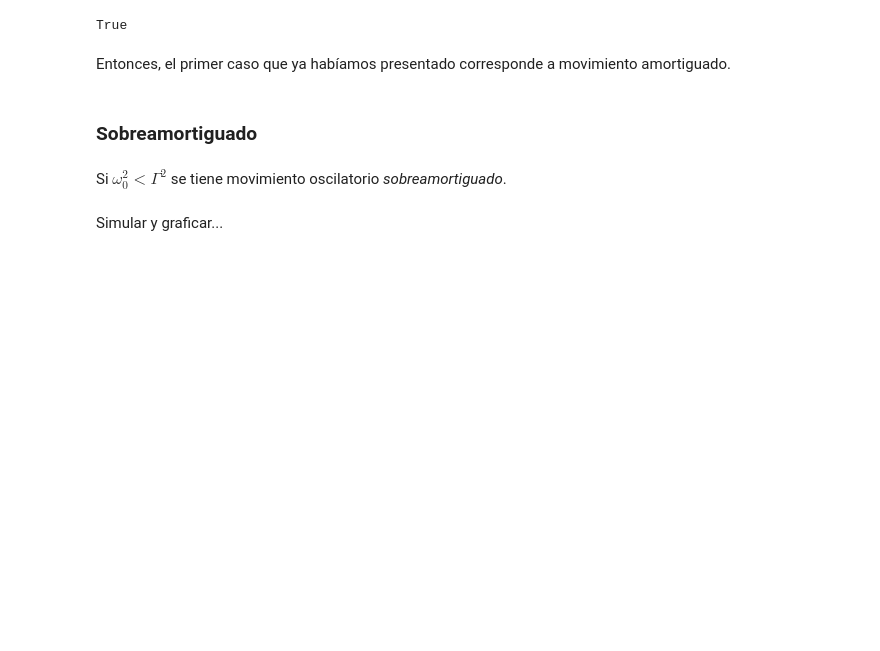
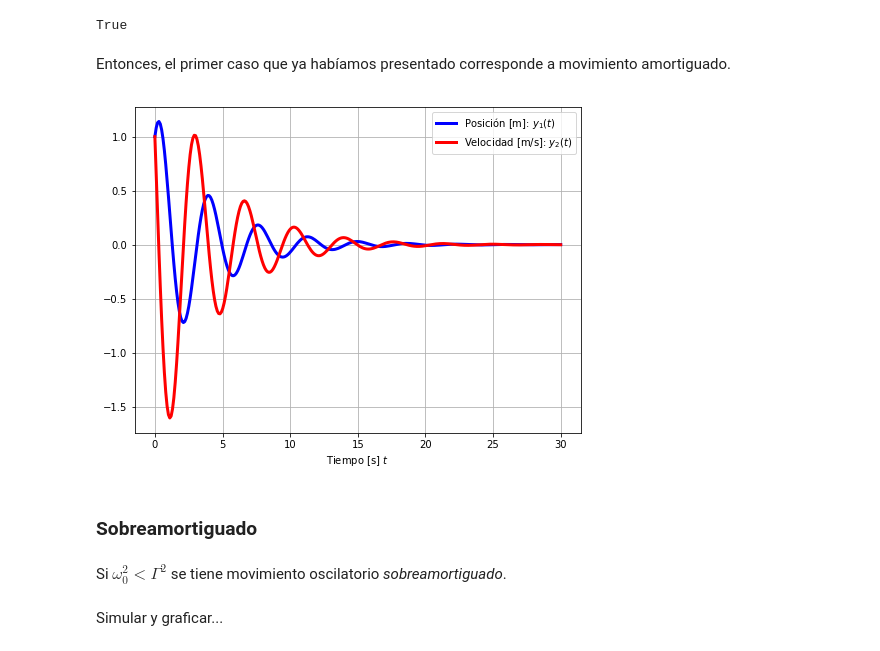
Before and after one commit to lilianaavila/SimMat2018-2, a Jupyter notebook: Modulo2/Clase13_OsciladorAmortiguado.ipynb, the cells around one changed output. Cells and saved outputs as stored; diff of their text form; code cells hidden in the pictures; blank space fills up the shorter version.

```diff
--- a/Modulo2/Clase13_OsciladorAmortiguado.ipynb
+++ b/Modulo2/Clase13_OsciladorAmortiguado.ipynb
@@ -122,3 +170,14 @@ Entonces, el primer caso que ya habíamos presentado corresponde a movimiento am
+# %%
+# Gráfica, de nuevo
+plt.figure(figsize=(8,6))
+plt.plot(t, y1, 'b', lw=3, label='Posición [m]: $y_1(t)$')
+plt.plot(t, y2, 'r', lw=3, label='Velocidad [m/s]: $y_2(t)$')
+plt.xlabel("Tiempo [s] $t$")
+plt.legend(loc="best")
+plt.grid()
+plt.show()
+# %% [output]
+[figure, added]
 # %% [markdown]
 ### Sobreamortiguado
 # %% [markdown]
```
Also changed, not shown: parts of 27 cells of this notebook.
